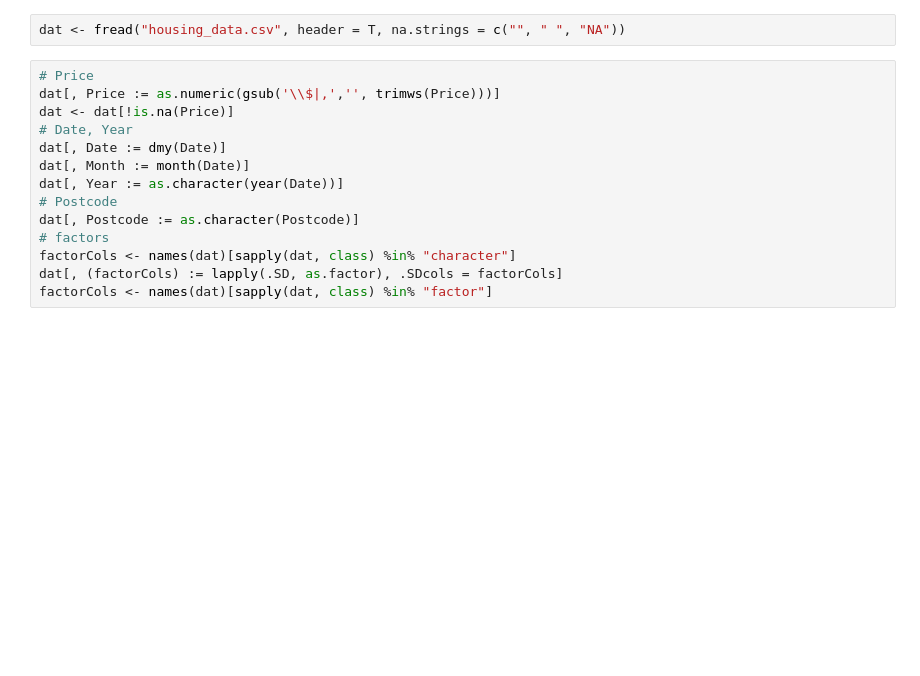
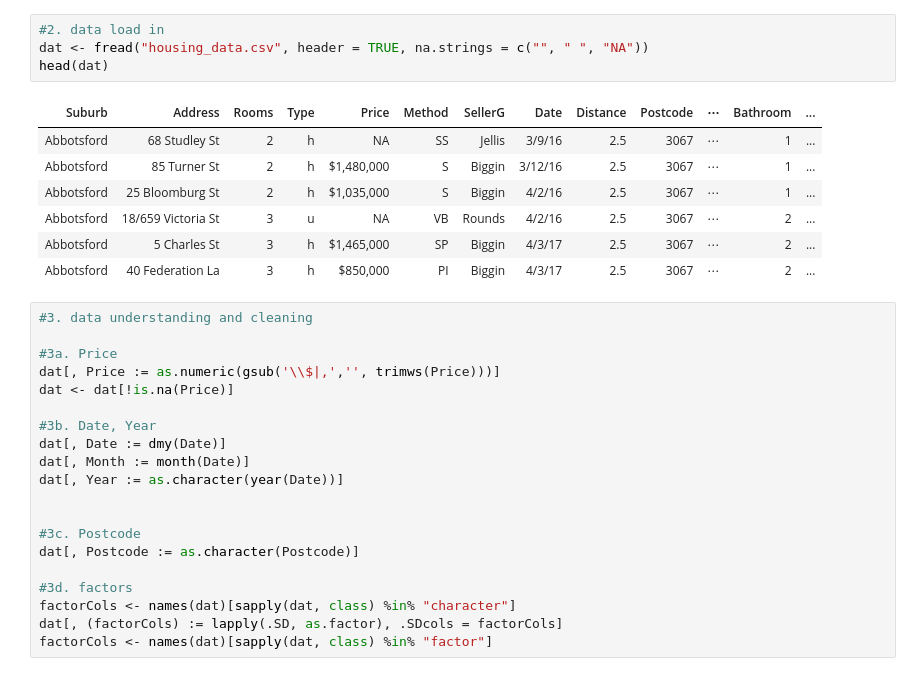
Before and after one commit to ml4713/testrepo, a Jupyter notebook: housing_project/housing project.ipynb, the cells around one changed output. Cells and saved outputs as stored; diff of their text form; blank space fills up the shorter version.

```diff
--- a/housing_project/housing project.ipynb
+++ b/housing_project/housing project.ipynb
@@ -61,16 +50,32 @@ Loading required package: sweep
 # %%
-dat <- fread("housing_data.csv", header = T, na.strings = c("", " ", "NA"))
+#2. data load in
+dat <- fread("housing_data.csv", header = TRUE, na.strings = c("", " ", "NA"))
+head(dat)
+# %% [output]
+| Suburb | Address | Rooms | Type | Price | Method | SellerG | Date | Distance | Postcode | ⋯ | Bathroom | ... |
+| Abbotsford | 68 Studley St | 2 | h | NA | SS | Jellis | 3/9/16 | 2.5 | 3067 | ⋯ | 1 | ... |
+| Abbotsford | 85 Turner St | 2 | h | $1,480,000 | S | Biggin | 3/12/16 | 2.5 | 3067 | ⋯ | 1 | ... |
+| Abbotsford | 25 Bloomburg St | 2 | h | $1,035,000 | S | Biggin | 4/2/16 | 2.5 | 3067 | ⋯ | 1 | ... |
+| Abbotsford | 18/659 Victoria St | 3 | u | NA | VB | Rounds | 4/2/16 | 2.5 | 3067 | ⋯ | 2 | ... |
+| Abbotsford | 5 Charles St | 3 | h | $1,465,000 | SP | Biggin | 4/3/17 | 2.5 | 3067 | ⋯ | 2 | ... |
+| Abbotsford | 40 Federation La | 3 | h | $850,000 | PI | Biggin | 4/3/17 | 2.5 | 3067 | ⋯ | 2 | ... |
 # %%
-# Price
+#3. data understanding and cleaning
+
+#3a. Price
 dat[, Price := as.numeric(gsub('\\$|,','', trimws(Price)))]
 dat <- dat[!is.na(Price)]
-# Date, Year
+
+#3b. Date, Year
 dat[, Date := dmy(Date)]
 dat[, Month := month(Date)]
 dat[, Year := as.character(year(Date))]
-# Postcode
+
+
+#3c. Postcode
 dat[, Postcode := as.character(Postcode)]
-# factors
+
+#3d. factors
 factorCols <- names(dat)[sapply(dat, class) %in% "character"]
 dat[, (factorCols) := lapply(.SD, as.factor), .SDcols = factorCols]
 factorCols <- names(dat)[sapply(dat, class) %in% "factor"]
```
Also changed, not shown: parts of 16 cells of this notebook, 2 other files.
